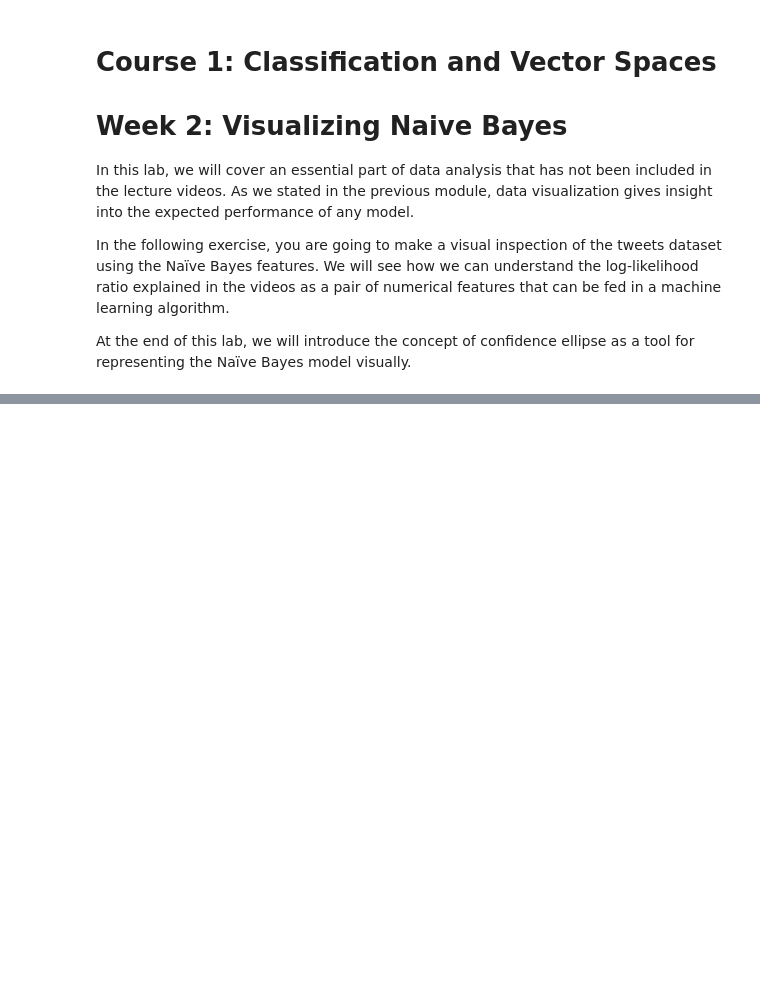
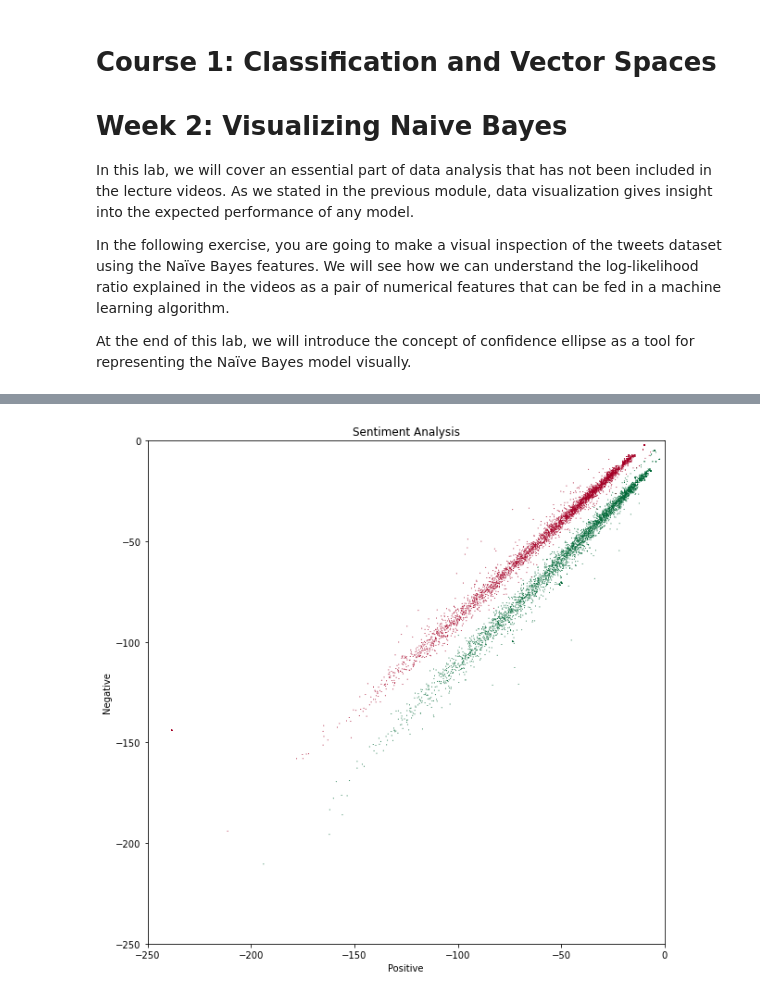
Before and after one commit to aguimorefran/Natural-Language-Processing-Specialization, a Jupyter notebook: course1/week2/lecture1.ipynb, the cells around one changed output, grey strips where cells are left out. Drawn from its saved outputs; the diff is of its cells as text; code cells hidden in the pictures; blank space fills up the shorter version.

```diff
--- a/course1/week2/lecture1.ipynb
+++ b/course1/week2/lecture1.ipynb
@@ -16,0 +19,4 @@ ImportError: cannot import name 'confidence_ellipse' from 'utils' (c:\Users\Fco\
+# %%
+# Load bayes_features.csv
+data = pd.read_csv('bayes_features.csv')
+data.head(5)
@@ -16,0 +30,17 @@ ImportError: cannot import name 'confidence_ellipse' from 'utils' (c:\Users\Fco\
+# %%
+# Plot the dataframe
+# Columns positive, negative and sentiment
+# Colormap is red and green
+# Size of dot is 0.1
+# Lims lower limit -250
+
+fix, ax = plt.subplots(figsize=(10, 10))
+ax.scatter(data['positive'], data['negative'], c=data['sentiment'], cmap='RdYlGn', s=1, lw=0, alpha=1)
+ax.set_xlim(-250, 0)
+ax.set_ylim(-250, 0)
+ax.set_xlabel('Positive')
+ax.set_ylabel('Negative')
+ax.set_title('Sentiment Analysis')
+plt.show()
+# %% [output]
+[figure, added]
```
Also changed, not shown: parts of 6 cells of this notebook, 1 other file.
